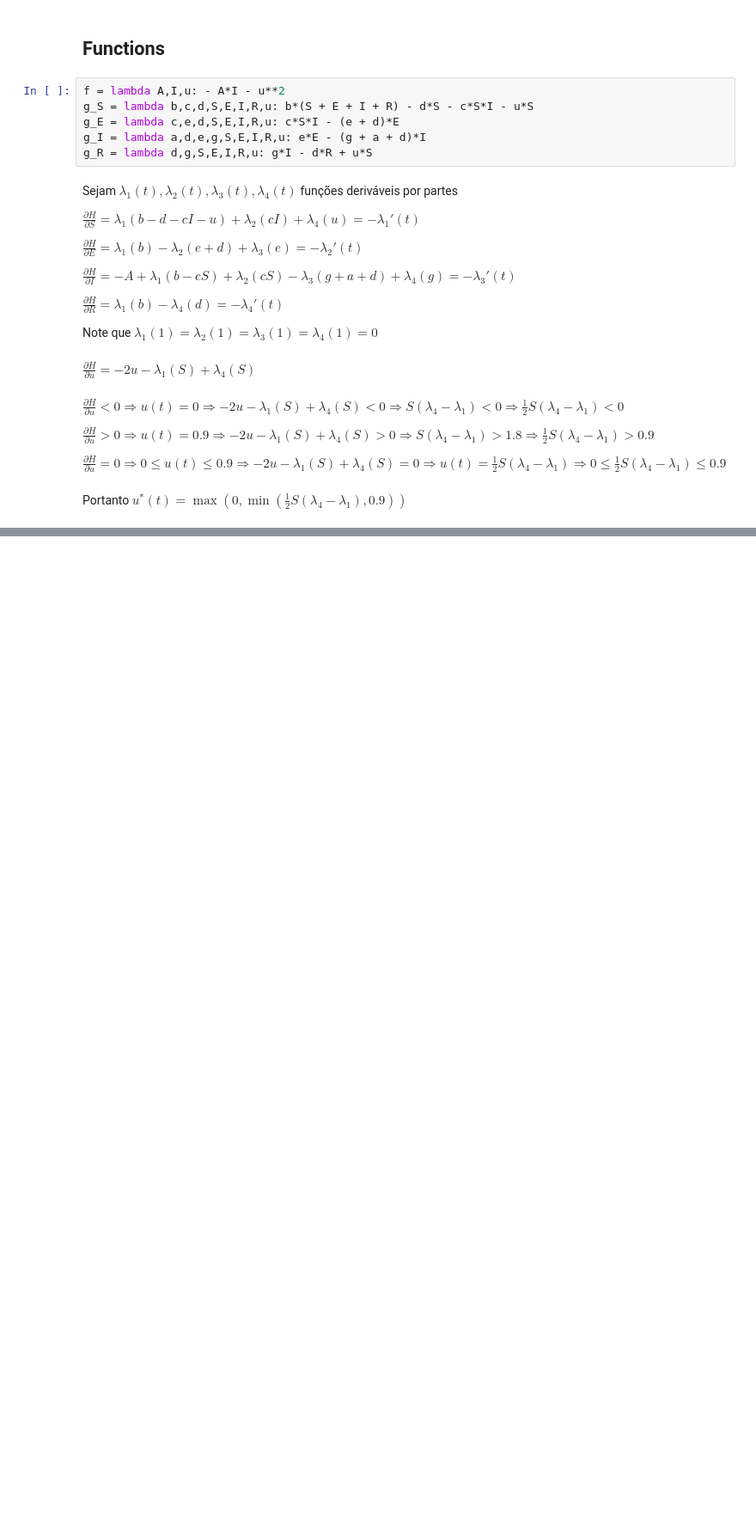
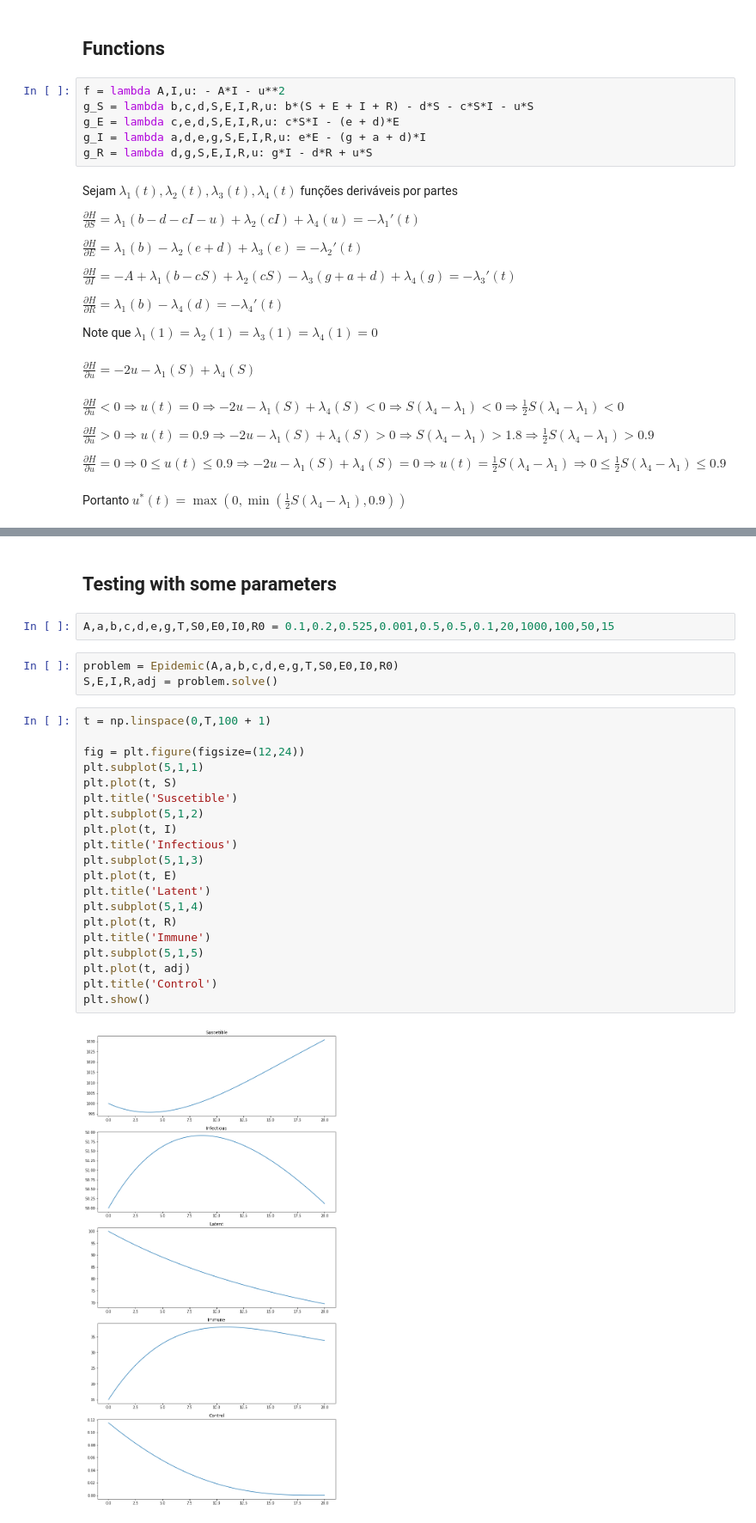
Before and after one commit to lucasmoschen/ta-sessions, a Jupyter notebook: Optimal_Control/Laboratory_13.ipynb, the cells around one changed output, grey strips where cells are left out. Shown at 86% size. Cells and saved outputs as stored; diff of their text form; blank space fills up the shorter version.

Commit message:
Finished with some graphs

```diff
--- a/Optimal_Control/Laboratory_13.ipynb
+++ b/Optimal_Control/Laboratory_13.ipynb
@@ -106,0 +207,29 @@ class solve:
+# %% [markdown]
+## Testing with some parameters
+# %%
+A,a,b,c,d,e,g,T,S0,E0,I0,R0 = 0.1,0.2,0.525,0.001,0.5,0.5,0.1,20,1000,100,50,15
+# %%
+problem = Epidemic(A,a,b,c,d,e,g,T,S0,E0,I0,R0)
+S,E,I,R,adj = problem.solve()
+# %%
+t = np.linspace(0,T,100 + 1)
+
+fig = plt.figure(figsize=(12,24))
+plt.subplot(5,1,1)
+plt.plot(t, S)
+plt.title('Suscetible')
+plt.subplot(5,1,2)
+plt.plot(t, I)
+plt.title('Infectious')
+plt.subplot(5,1,3)
+plt.plot(t, E)
+plt.title('Latent')
+plt.subplot(5,1,4)
+plt.plot(t, R)
+plt.title('Immune')
+plt.subplot(5,1,5)
+plt.plot(t, adj)
+plt.title('Control')
+plt.show()
+# %% [output]
+[figure, added]
```
Also changed, not shown: parts of 2 cells of this notebook.
